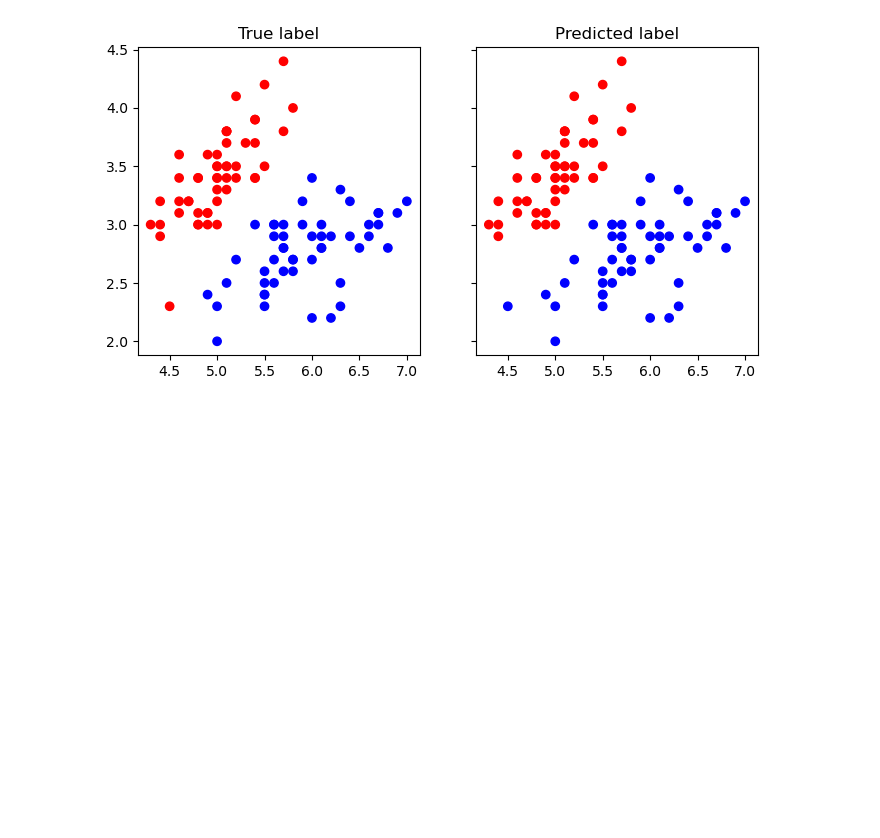
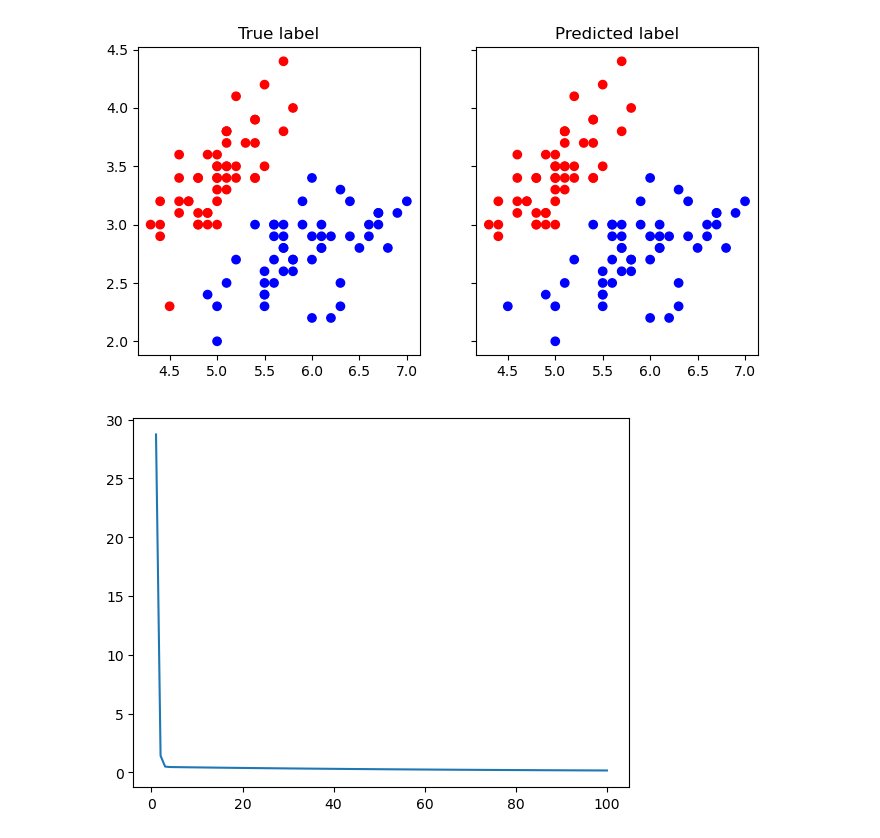
Before and after one commit to danjelito/ml-from-scratch, a Jupyter notebook: adaline.ipynb, the cells around one changed output. Cells and saved outputs as stored; diff of their text form; code cells hidden in the pictures; blank space fills up the shorter version.

```diff
--- a/adaline.ipynb
+++ b/adaline.ipynb
@@ -7,7 +7,7 @@ class Adaline:
         self.lr: float = lr
         self.max_iter: int = max_iter
         self.random_state: int = random_state
-        self.errors = []
+        self.losses = []
 
     def fit(self, xs, ys):
         n_samples, n_features = xs.shape
@@ -22,6 +22,8 @@ class Adaline:
             # update weights and biases
             self.weights += self.lr * 2 * xs.T.dot(errors) / n_samples
             self.biases += self.lr * 2 * errors.mean()
+            loss = (errors**2).mean()  # MSE
+            self.losses.append(loss)
         return self
 
     def predict(self, xs):
@@ -64,3 +66,8 @@ ax2.set_title("Predicted label")
 plt.show()
 # %% [output]
 [figure]
+# %%
+plt.plot(range(1, len(adaline.losses) + 1), adaline.losses)
+plt.show()
+# %% [output]
+[figure, added]
```
Also changed, not shown: 3 other files.
